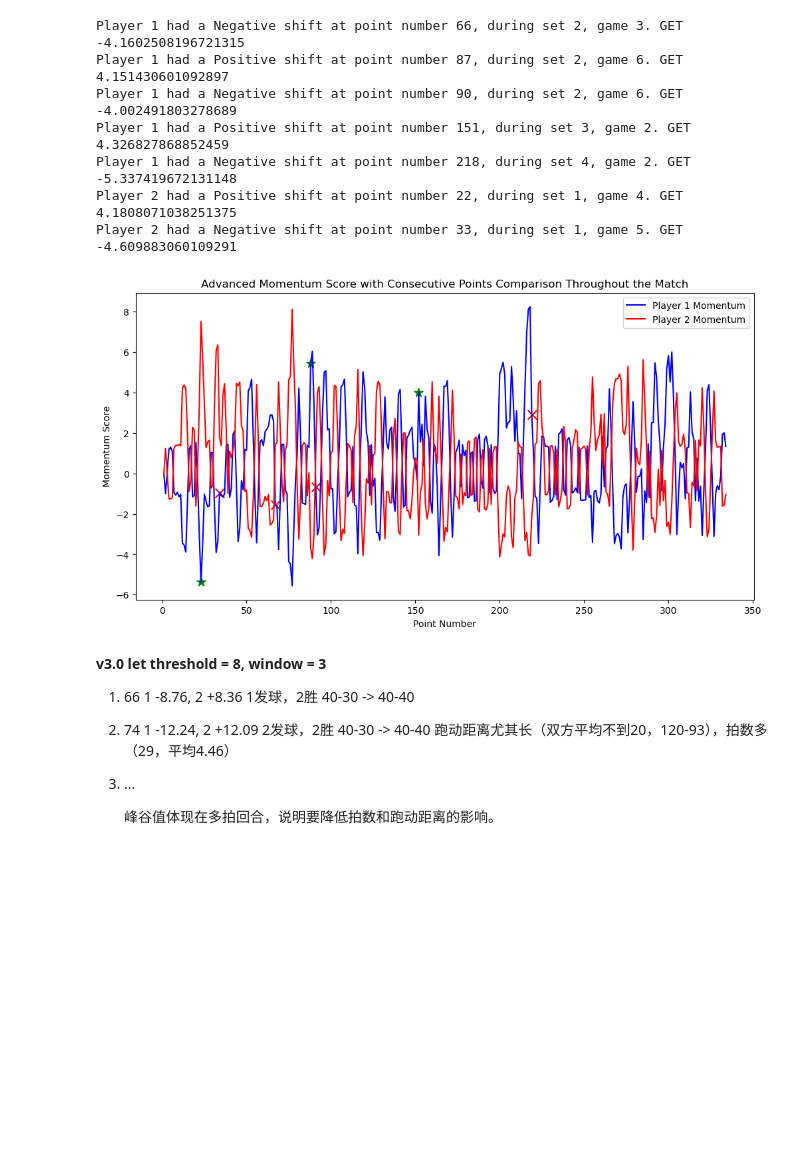
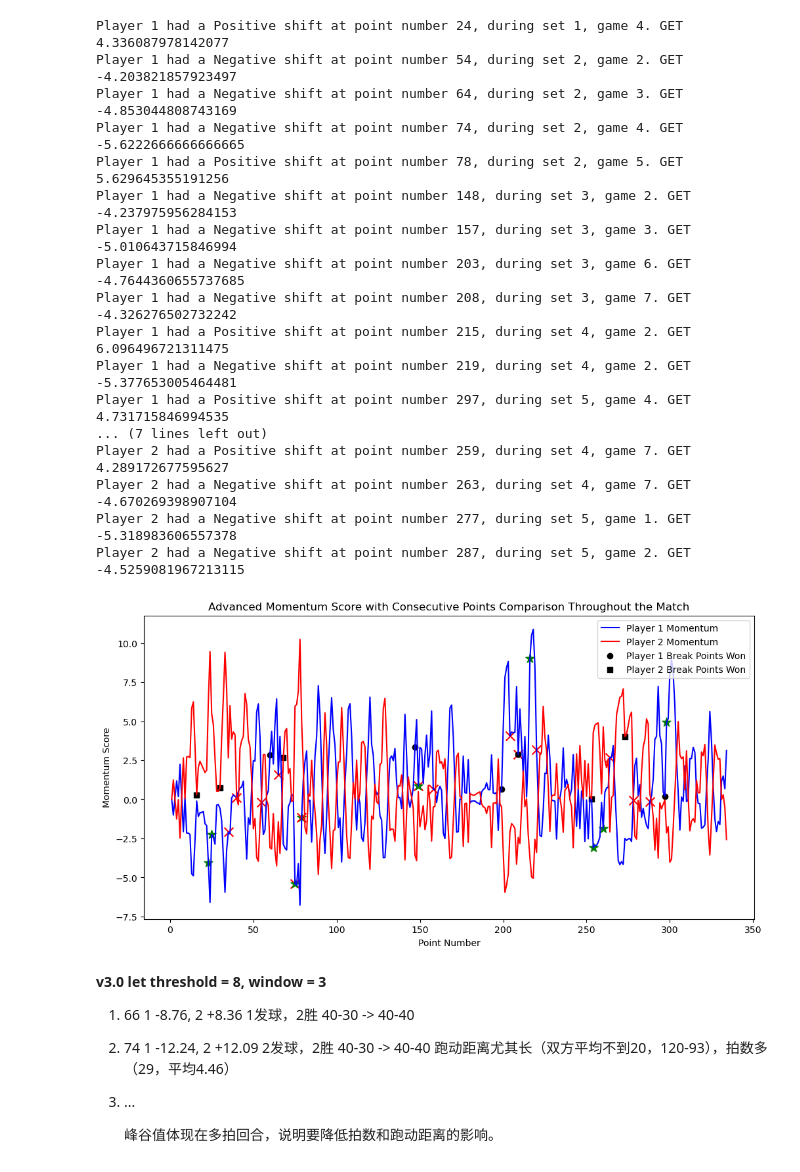
Before and after one commit to doctorzu/2024-C-, a Jupyter notebook: code/momentum.ipynb, the cells around one changed output. Drawn from its saved outputs; the diff is of its cells as text; code cells hidden in the pictures; blank space fills up the shorter version.

Commit message:
momentum_v3.2

```diff
--- a/code/momentum.ipynb
+++ b/code/momentum.ipynb
@@ -13,11 +12,12 @@ filtered_data = df[df['match_id'] == target_match_id].copy()
 """
 计算综合势头得分函数
 """
-def calculate_comprehensive_momentum(data, player_number, window_size=3):
+def calculate_comprehensive_momentum(data, player_number, window_size=4):
     momentum_scores = [0] * len(data)
     consecutive_point_wins = 0  # 追踪连续得分
     consecutive_game_wins = 0  # 追踪连续获胜的局数
     previous_game_winner = None  # 追踪上一局的获胜者
+    initial_break_point_value = 1  # 破发的基础势头得分增加值
 
     for i in range(1, len(data)):
         recent_data = data[max(0, i - window_size):i]
@@ -29,6 +29,7 @@ def calculate_comprehensive_momentum(data, player_number, window_size=3):
             S_t = 1.2 if feature['server'] == player_number else 1.0
             base_momentum = P_t * S_t
             momentum_score += base_momentum
+            break_point_value = initial_break_point_value  # 重置破发得分值
 
             # 连续得分补正（线性）
             if P_t == 1:
@@ -60,9 +61,14 @@ def calculate_comprehensive_momentum(data, player_number, window_size=3):
                 score_diff = abs(feature['p1_games'] - feature['p2_games'])
                 momentum_score += 0.02 * score_diff * P_t
 
-            # 破发点的影响
-            # if (player_number == 1 and feature['p1_break_pt'] > 0) or (player_number == 2 and feature['p2_break_pt'] > 0):
-            #     momentum_score += 0.5 * P_t
+            # 错失破发点对破发的势头得分增加值的削弱
+            if feature['p1_break_pt_missed'] == 1 or feature['p2_break_pt_missed'] == 1:
+                break_point_value -= 0.1  # 削弱的权值
+
+            # (被)破发的影响
+            if feature['p1_break_pt_won'] == 1 or feature['p2_break_pt_won'] == 1:
+                break_point_value = max(break_point_value, 0.1)
+                momentum_score += break_point_value * P_t
 
             # 拍数和跑动距离的影响
             rally_factor = feature['rally_count'] / 30  # 归一化回合数
@@ -106,41 +112,59 @@ for point, shift_type, change in shifts_player_1:
 
 for point, shift_type, change in shifts_player_2:
     set_no = filtered_data['set_no'].iloc[point]
     game_no = filtered_data['game_no'].iloc[point]
     print(f"Player 2 had a {shift_type} shift at point number {point}, during set {set_no}, game {game_no}. GET {change}")
 
+# 筛选出破发成功的点
+break_points_won_1 = filtered_data[filtered_data['p1_break_pt_won'] == 1]
+break_points_won_2 = filtered_data[filtered_data['p2_break_pt_won'] == 1]
+
 # Create the plot
 plt.figure(figsize=(12, 6))
 plt.plot(filtered_data['point_no'], filtered_data['comprehensive_momentum_1'], label='Player 1 Momentum', color='blue')
 plt.plot(filtered_data['point_no'], filtered_data['comprehensive_momentum_2'], label='Player 2 Momentum', color='red')
 
 for point, shift_type, _ in shifts_player_1:
     marker = '*' if shift_type == 'Positive' else 'x'
     color = 'green' if shift_type == 'Positive' else 'red'
     plt.scatter(filtered_data['point_no'].iloc[point], filtered_data['comprehensive_momentum_1'].iloc[point],
                 color=color, marker=marker, s=100)
 
 for point, shift_type, _ in shifts_player_2:
     marker = '*' if shift_type == 'Positive' else 'x'
     color = 'green' if shift_type == 'Positive' else 'red'
     plt.scatter(filtered_data['point_no'].iloc[point], filtered_data['comprehensive_momentum_1'].iloc[point],
                 color=color, marker=marker, s=100)
 
+# 用黑色点标记破发成功的点
+plt.scatter(break_points_won_1['point_no'], break_points_won_1['comprehensive_momentum_1'], color='black', marker='o', label='Player 1 Break Points Won')
+plt.scatter(break_points_won_2['point_no'], break_points_won_2['comprehensive_momentum_2'], color='black', marker='s', label='Player 2 Break Points Won')
+
 # Add labels and title to the plot
 plt.xlabel('Point Number')
 plt.ylabel('Momentum Score')
 plt.title('Advanced Momentum Score with Consecutive Points Comparison Throughout the Match')
 plt.legend()
 plt.show()
 # %% [output]
-Player 1 had a Negative shift at point number 66, during set 2, game 3. GET -4.1602508196721315
-Player 1 had a Positive shift at point number 87, during set 2, game 6. GET 4.151430601092897
-Player 1 had a Negative shift at point number 90, during set 2, game 6. GET -4.002491803278689
-Player 1 had a Positive shift at point number 151, during set 3, game 2. GET 4.326827868852459
-Player 1 had a Negative shift at point number 218, during set 4, game 2. GET -5.337419672131148
-Player 2 had a Positive shift at point number 22, during set 1, game 4. GET 4.1808071038251375
-Player 2 had a Negative shift at point number 33, during set 1, game 5. GET -4.609883060109291
+Player 1 had a Positive shift at point number 24, during set 1, game 4. GET 4.336087978142077
+Player 1 had a Negative shift at point number 54, during set 2, game 2. GET -4.203821857923497
+Player 1 had a Negative shift at point number 64, during set 2, game 3. GET -4.853044808743169
+Player 1 had a Negative shift at point number 74, during set 2, game 4. GET -5.6222666666666665
+Player 1 had a Positive shift at point number 78, during set 2, game 5. GET 5.629645355191256
+Player 1 had a Negative shift at point number 148, during set 3, game 2. GET -4.237975956284153
+Player 1 had a Negative shift at point number 157, during set 3, game 3. GET -5.010643715846994
+Player 1 had a Negative shift at point number 203, during set 3, game 6. GET -4.7644360655737685
+Player 1 had a Negative shift at point number 208, during set 3, game 7. GET -4.326276502732242
+Player 1 had a Positive shift at point number 215, during set 4, game 2. GET 6.096496721311475
+Player 1 had a Negative shift at point number 219, during set 4, game 2. GET -5.377653005464481
+Player 1 had a Positive shift at point number 297, during set 5, game 4. GET 4.731715846994535
+... (7 lines left out)
+Player 2 had a Positive shift at point number 259, during set 4, game 7. GET 4.289172677595627
+Player 2 had a Negative shift at point number 263, during set 4, game 7. GET -4.670269398907104
+Player 2 had a Negative shift at point number 277, during set 5, game 1. GET -5.318983606557378
+Player 2 had a Negative shift at point number 287, during set 5, game 2. GET -4.5259081967213115
-[figure, old version]
+[figure, new version]
 # %% [markdown]
 **v3.0 let threshold = 8, window = 3**
 
```
Also changed, not shown: parts of 1 cell of this notebook.
